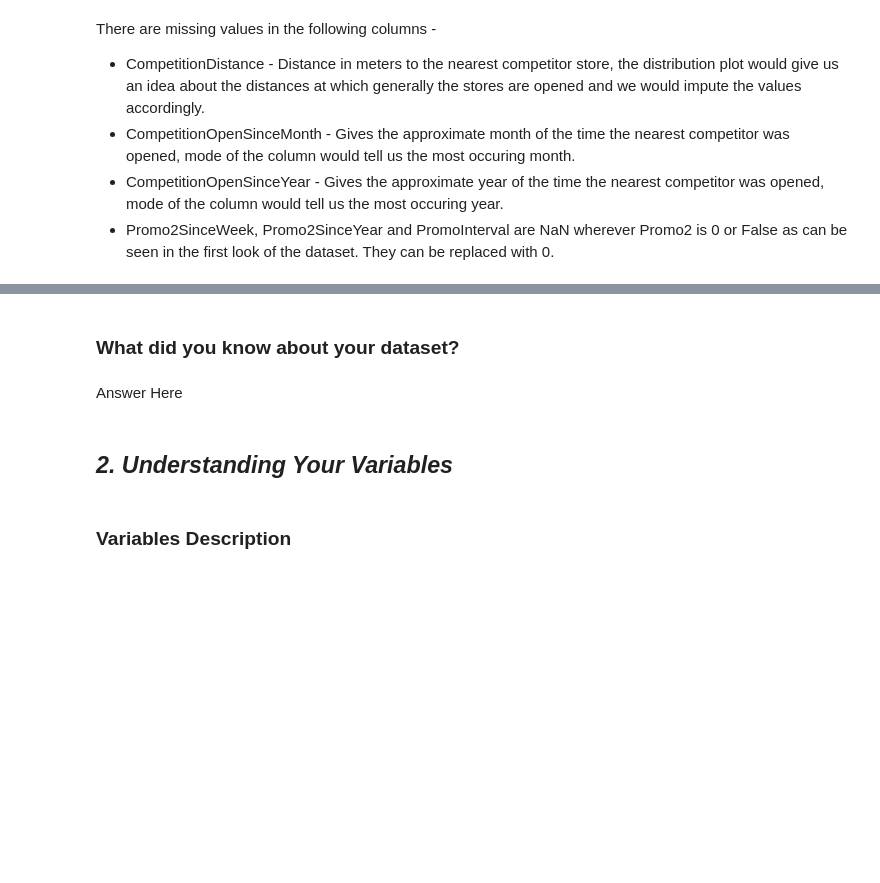
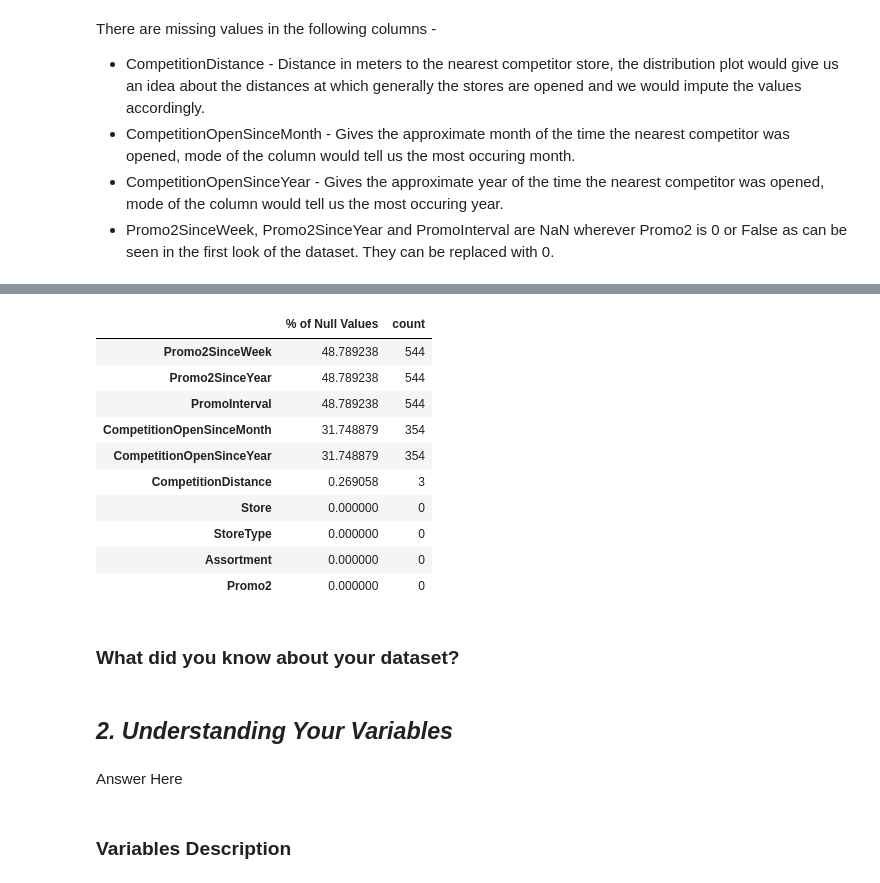
Before and after one commit to kapilkukreja469/Retail_sales_pridiction, a Jupyter notebook: Retail_sales_pridiction_Kapil_kukreja.ipynb, the cells around one changed output, grey strips where cells are left out. Cells and saved outputs as stored; diff of their text form; code cells hidden in the pictures; blank space fills up the shorter version.

```diff
--- a/Retail_sales_pridiction_Kapil_kukreja.ipynb
+++ b/Retail_sales_pridiction_Kapil_kukreja.ipynb
@@ -300,9 +311,26 @@ There are missing values in the following columns -
+# %%
+missing_value_percentage = pd.DataFrame((missing_value_data/df_store.shape[0])*100)                 #Calculating percentage
+missing_value_percentage["count"] = list(df_store.isna().sum().values)                              #Adding count column
+missing_value_percentage.rename(columns={'missing_values_count':"% of Null Values"},inplace=True)   #Renaming column name
+missing_value_percentage.sort_values(by = ["count"],ascending= False)                               #Sorting data in decending order
+# %% [output]
+|  | % of Null Values | count |
+| Promo2SinceWeek | 48.789238 | 544 |
+| Promo2SinceYear | 48.789238 | 544 |
+| PromoInterval | 48.789238 | 544 |
+| CompetitionOpenSinceMonth | 31.748879 | 354 |
+| CompetitionOpenSinceYear | 31.748879 | 354 |
+| CompetitionDistance | 0.269058 | 3 |
+| Store | 0.000000 | 0 |
+| StoreType | 0.000000 | 0 |
+| Assortment | 0.000000 | 0 |
+| Promo2 | 0.000000 | 0 |
 # %% [markdown]
 ### What did you know about your dataset?
+# %% [markdown]
+## ***2. Understanding Your Variables***
 # %% [markdown]
 Answer Here
-# %% [markdown]
-## ***2. Understanding Your Variables***
 # %%
 # Dataset Columns
 # %%
```
Also changed, not shown: parts of 5 cells of this notebook.
